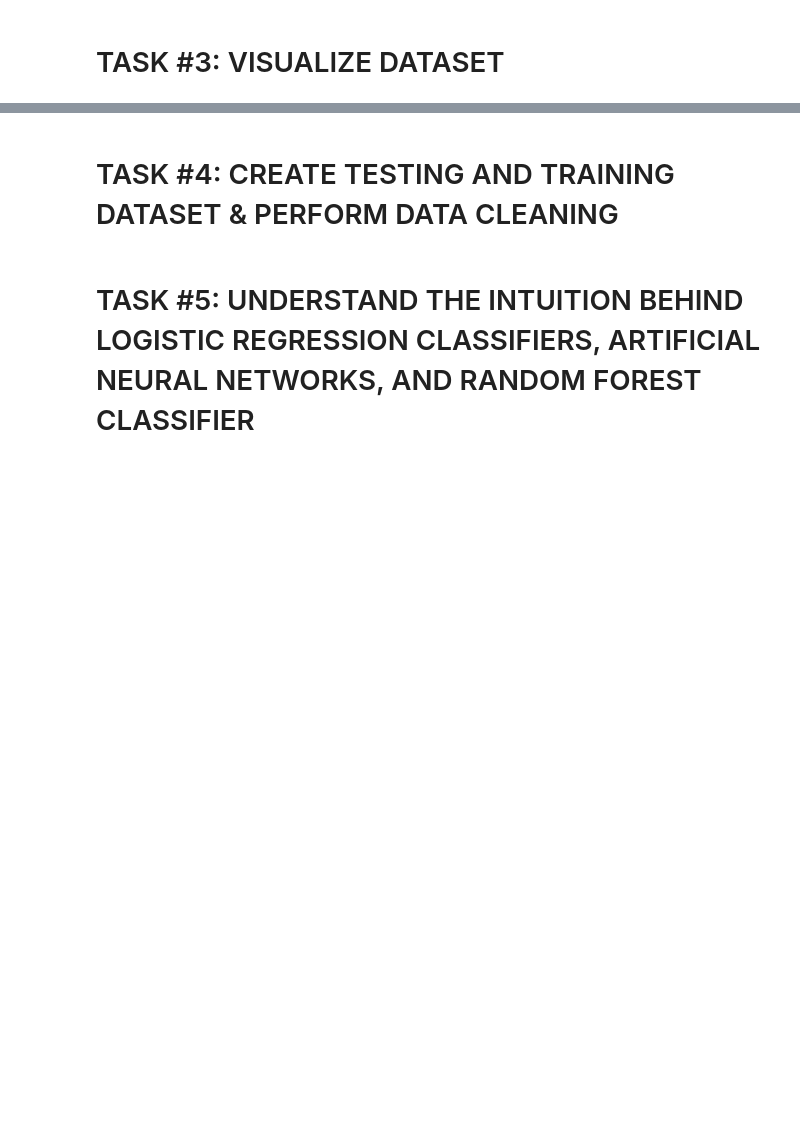
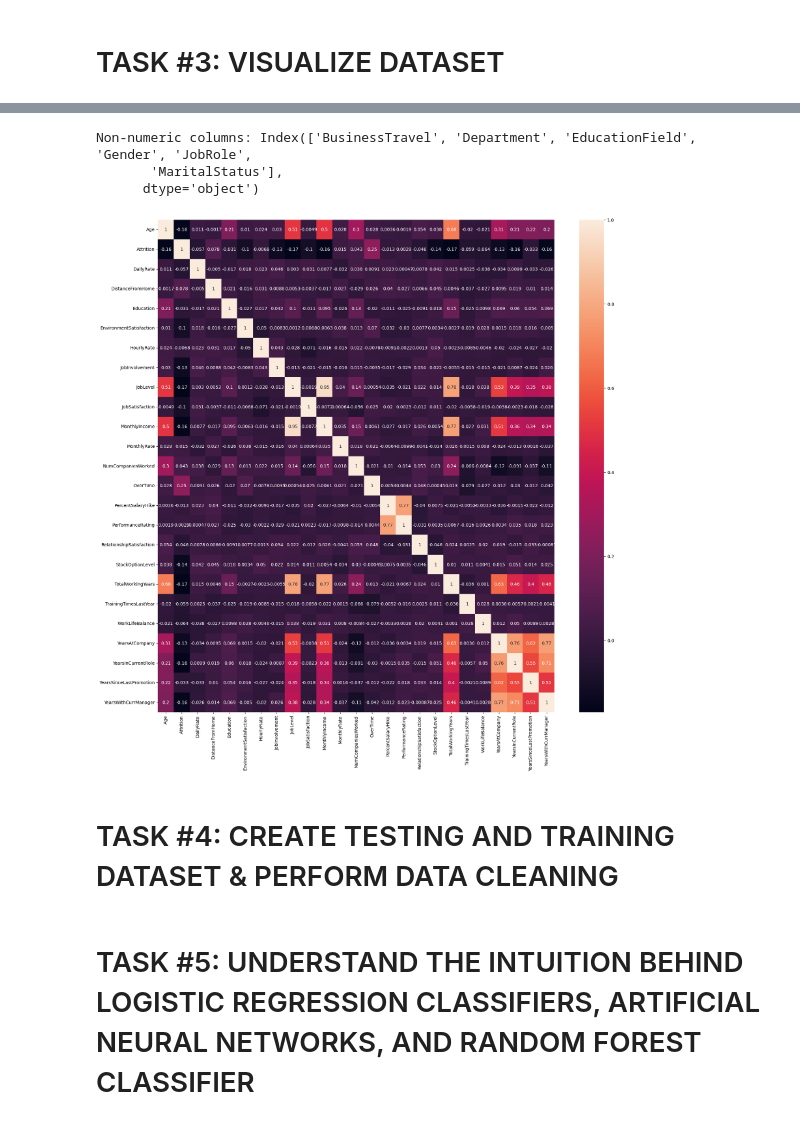
Before and after one commit to daffafahreza4/HumanResourcesDepartement, a Jupyter notebook: Human_Resources_Department_Skeleton.ipynb, the cells around one changed output, grey strips where cells are left out. Saved outputs shown, nothing was run; the diff lists cells and outputs as text; code cells hidden in the pictures; blank space fills up the shorter version.

```diff
--- a/Human_Resources_Department_Skeleton.ipynb
+++ b/Human_Resources_Department_Skeleton.ipynb
@@ -69 +254,20 @@ left_df.describe()
+# %%
+non_numeric_cols = employee_df.select_dtypes(include=['object']).columns
+print("Non-numeric columns:", non_numeric_cols)
+# %% [output]
+Non-numeric columns: Index(['BusinessTravel', 'Department', 'EducationField', 'Gender', 'JobRole',
+       'MaritalStatus'],
+      dtype='object')
+# %%
+employee_df_encoded = pd.get_dummies(employee_df, drop_first=True)
+# %%
+numeric_df_encoded = employee_df_encoded.select_dtypes(include=[float, int])
+# %%
+correlations_encoded = numeric_df_encoded.corr()
+# %%
+f, ax = plt.subplots(figsize=(20, 20))
+sns.heatmap(correlations_encoded, annot = True)
+plt.show()
+# %% [output]
+[figure, added]
 # %%
```
Also changed, not shown: parts of 23 cells of this notebook.
